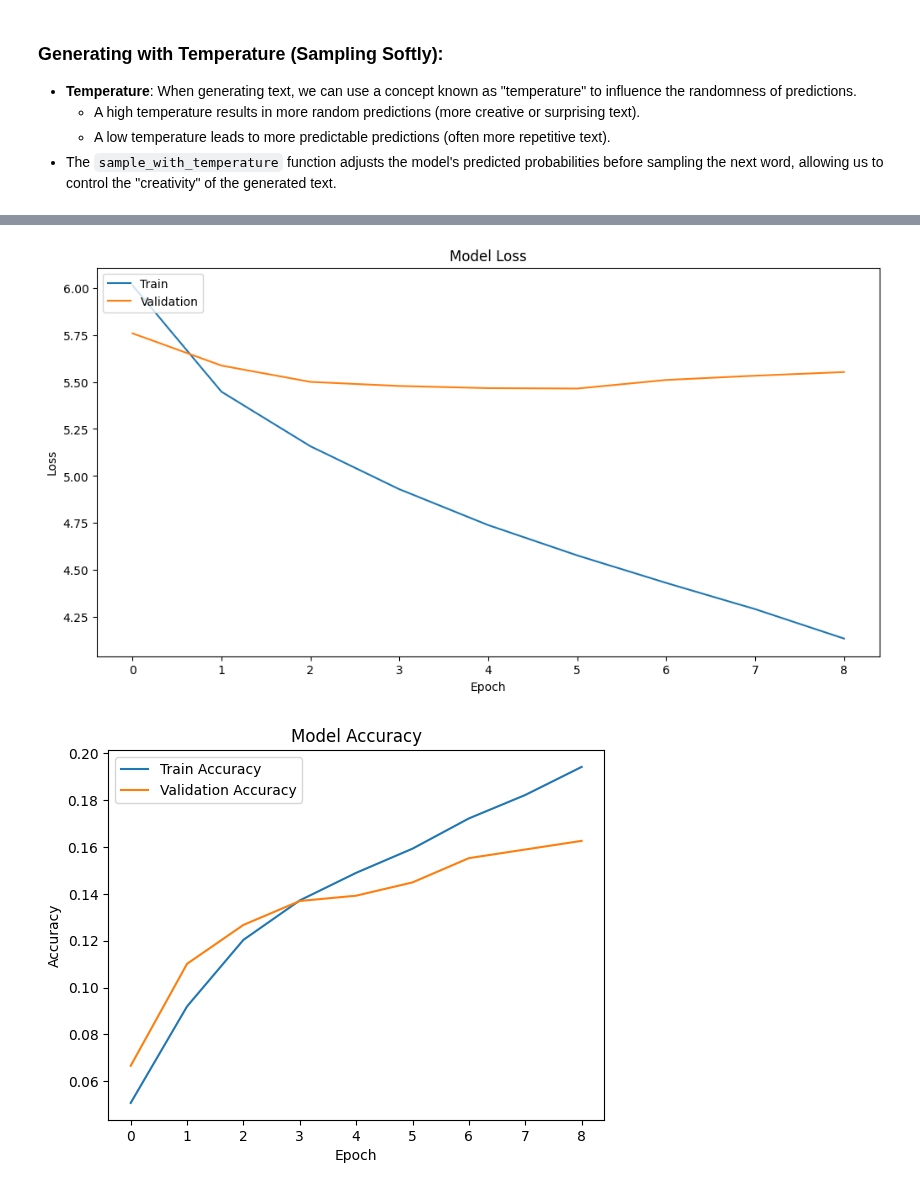
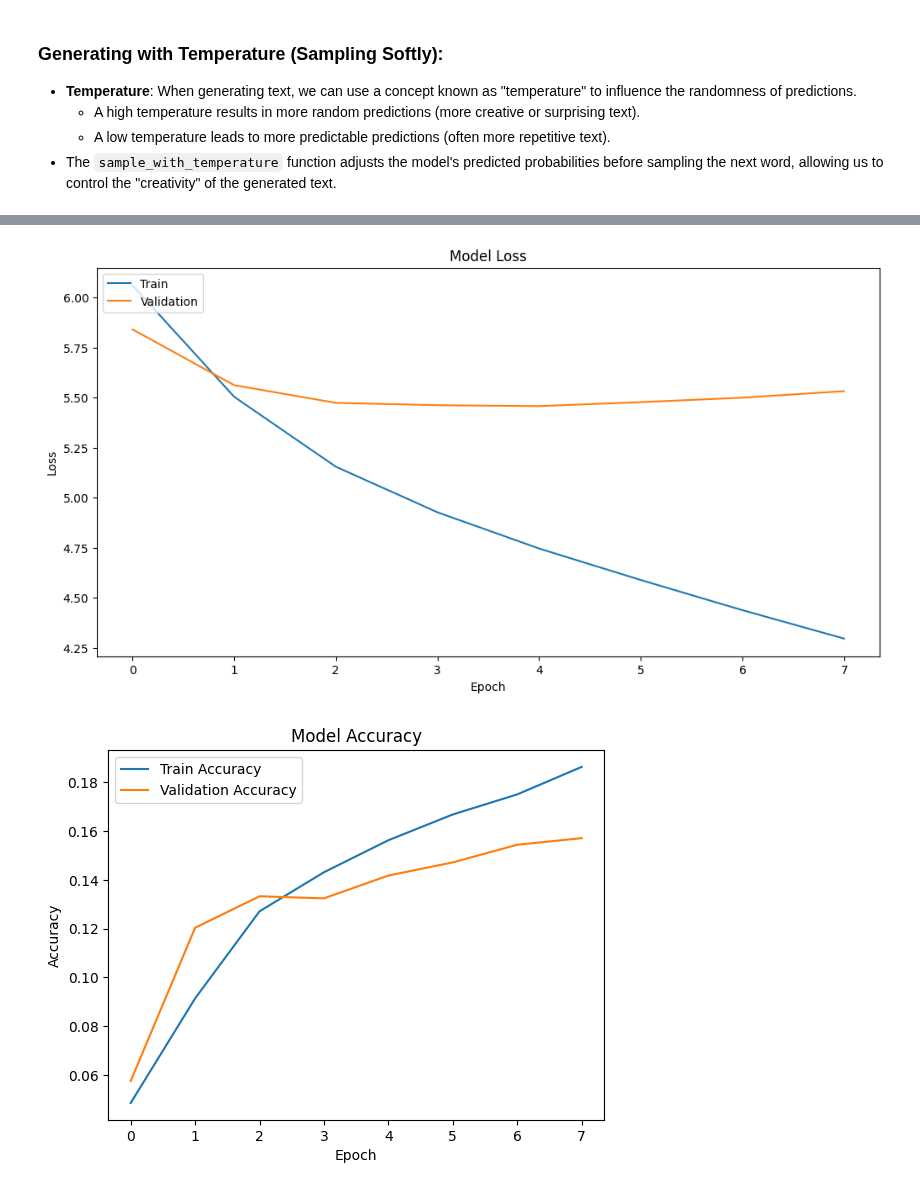
Before and after one commit to olgazju/ml_camp_2023, a Jupyter notebook: capstione_project_1/notebooks/Model.ipynb, the cells around one changed output, grey strips where cells are left out. Drawn from its saved outputs; the diff is of its cells as text; code cells hidden in the pictures.

Commit message:
final model

```diff
--- a/capstione_project_1/notebooks/Model.ipynb
+++ b/capstione_project_1/notebooks/Model.ipynb
@@ -413,14 +438,15 @@ The Bidirectional wrapper allows the LSTM to process the input sequence in both
 # %%
-model2 = Sequential()
-model2.add(Embedding(total_words, 100, input_length=max_sequence_len-1))
-model2.add(Bidirectional(LSTM(250, return_sequences=True)))
-model2.add(Dropout(0.1))
-model2.add(Bidirectional(LSTM(150)))
-model2.add(Dense(total_words, activation='softmax'))
-model2.compile(loss='categorical_crossentropy', optimizer='adam', metrics=['accuracy'])
-model2.summary()
+model2_2 = Sequential()
+model2_2.add(Embedding(total_words, 100, input_length=max_sequence_len-1))
+model2_2.add(Bidirectional(LSTM(250, return_sequences=True)))
+model2_2.add(Dropout(0.1))
+model2_2.add(Bidirectional(LSTM(150)))
+model2_2.add(Dropout(0.1))
+model2_2.add(Dense(total_words, activation='softmax'))
+model2_2.compile(loss='categorical_crossentropy', optimizer='adam', metrics=['accuracy'])
+model2_2.summary()
 
-history = train(model2)
+history = train(model2_2)
 viz_metrics(history)
 # %% [output]
 Model: "sequential_5"
@@ -443,3 +469,3 @@ Epoch 9: early stopping
-[figure, old version]
+[figure, new version]
-[figure, old version]
+[figure, new version]
 # %% [markdown]
```
Also changed, not shown: parts of 50 cells of this notebook, 6 other files.
